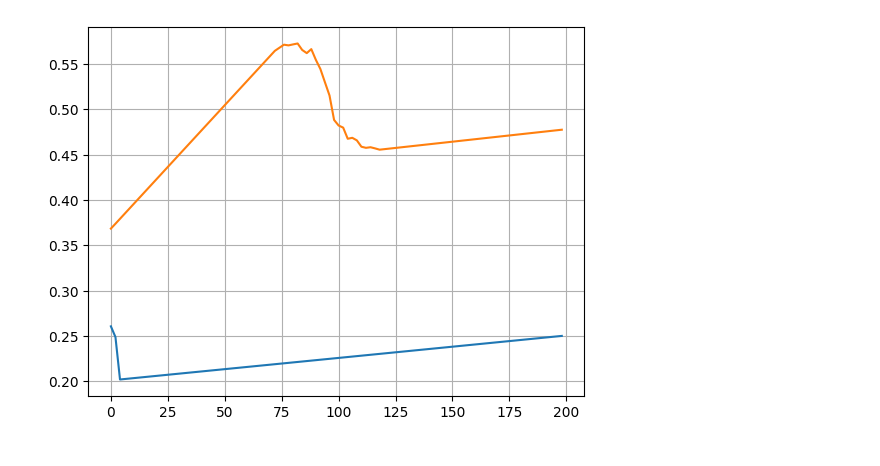
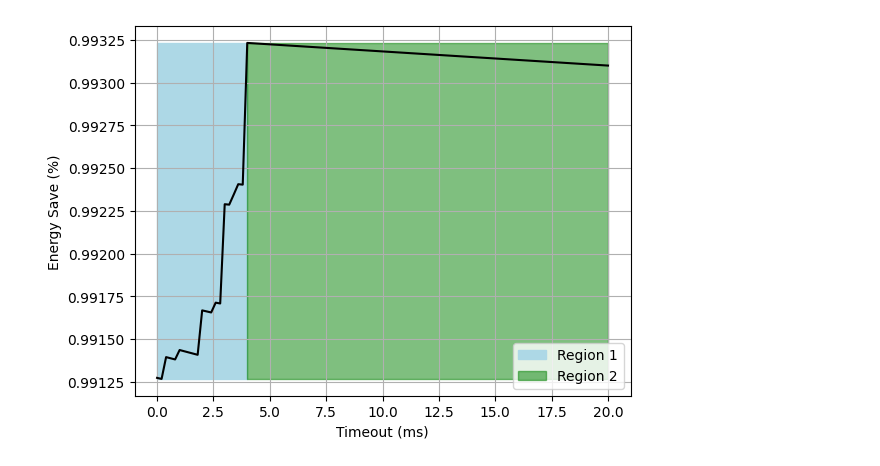
Before and after one commit to VictorHerbert/EnergyManagement, a Jupyter notebook: lab1/dpm-simulator/scripts/plotter.ipynb, the cells around one changed output. Saved outputs shown, nothing was run; the diff lists cells and outputs as text; code cells hidden in the pictures.

```diff
--- a/lab1/dpm-simulator/scripts/plotter.ipynb
+++ b/lab1/dpm-simulator/scripts/plotter.ipynb
@@ -31,6 +19,14 @@ dfs[0]
-# %%
-plt.grid()
-for file_df in dfs:
-    plt.plot(file_df['timeout'], file_df['energy_with_dpm'])
-# %% [output]
-[figure, removed]
+# %%
+plt.grid()
+plt.xlabel('Timeout (ms)')
+plt.ylabel('Energy Save (%)')
+
+plt.fill_between([0,4], [df['energy_save_percent'].max(), df['energy_save_percent'].max()], df['energy_save_percent'].min(), label='Region 1', color='lightblue')
+plt.fill_between([4,20], [df['energy_save_percent'].max(), df['energy_save_percent'].max()], df['energy_save_percent'].min(), label='Region 2', color='green', alpha=.5)
+
+plt.legend()
+plt.plot(df['timeout'], df['energy_save_percent'], color='black')
+
+plt.savefig(OUT_FILE)
+# %% [output]
+[figure, added]
```
Also changed, not shown: parts of 7 cells of this notebook, 6 other files.
